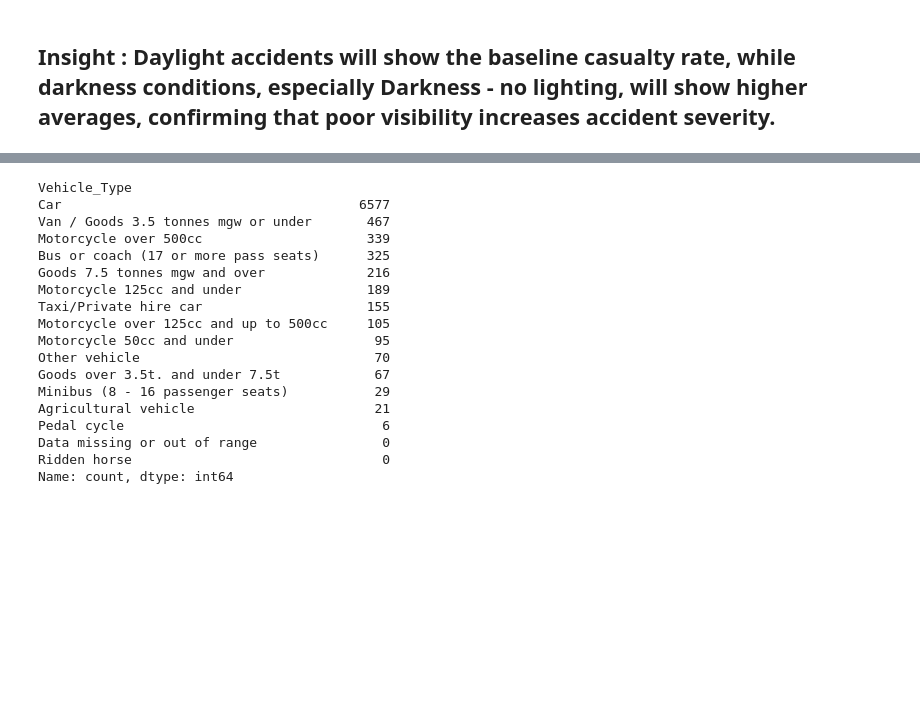
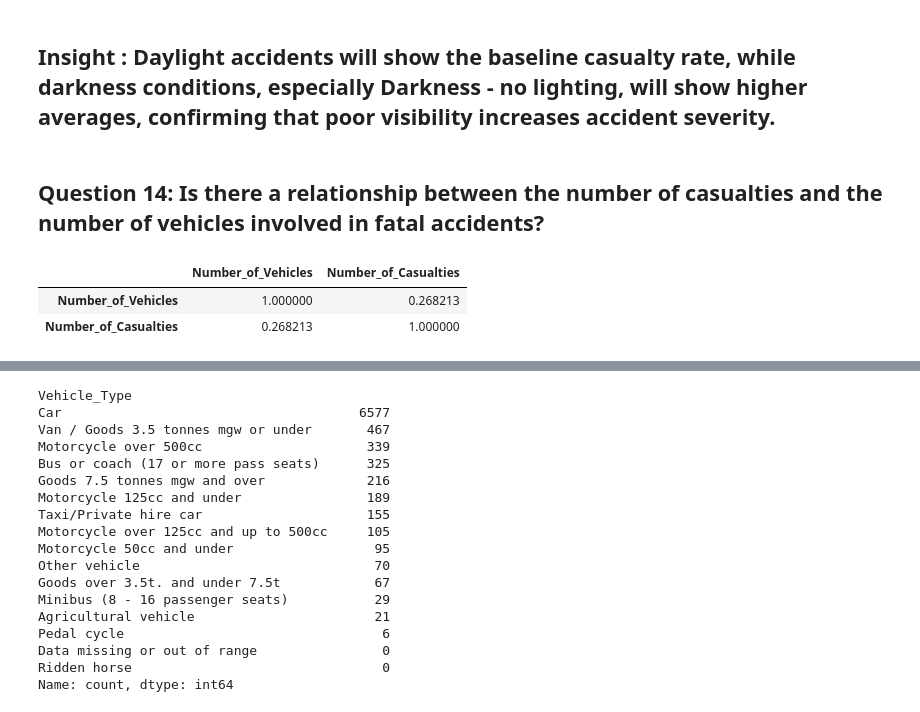
Before and after one commit to pasapak-sayo/ELEC303-DataAnalytics, a Jupyter notebook: ITELEC303/activity2.ipynb, the cells around one changed output, grey strips where cells are left out. Drawn from its saved outputs; the diff is of its cells as text; code cells hidden in the pictures; blank space fills up the shorter version.

```diff
--- a/ITELEC303/activity2.ipynb
+++ b/ITELEC303/activity2.ipynb
@@ -339,3 +365,11 @@ Daylight                       1.340309
 Name: Number_of_Casualties, dtype: float64
 # %% [markdown]
 <h2>Insight : Daylight accidents will show the baseline casualty rate, while darkness conditions, especially Darkness - no lighting, will show higher averages, confirming that poor visibility increases accident severity.</h2>
+# %% [markdown]
+<h2>Question 14: Is there a relationship between the number of casualties and the number of vehicles involved in fatal accidents?</h2>
+# %%
+uk_accidents[uk_accidents['Accident_Severity'] == 'Fatal'][['Number_of_Vehicles', 'Number_of_Casualties']].dropna().corr()
+# %% [output]
+|  | Number_of_Vehicles | Number_of_Casualties |
+| Number_of_Vehicles | 1.000000 | 0.268213 |
+| Number_of_Casualties | 0.268213 | 1.000000 |
```
Also changed, not shown: parts of 46 cells of this notebook.
